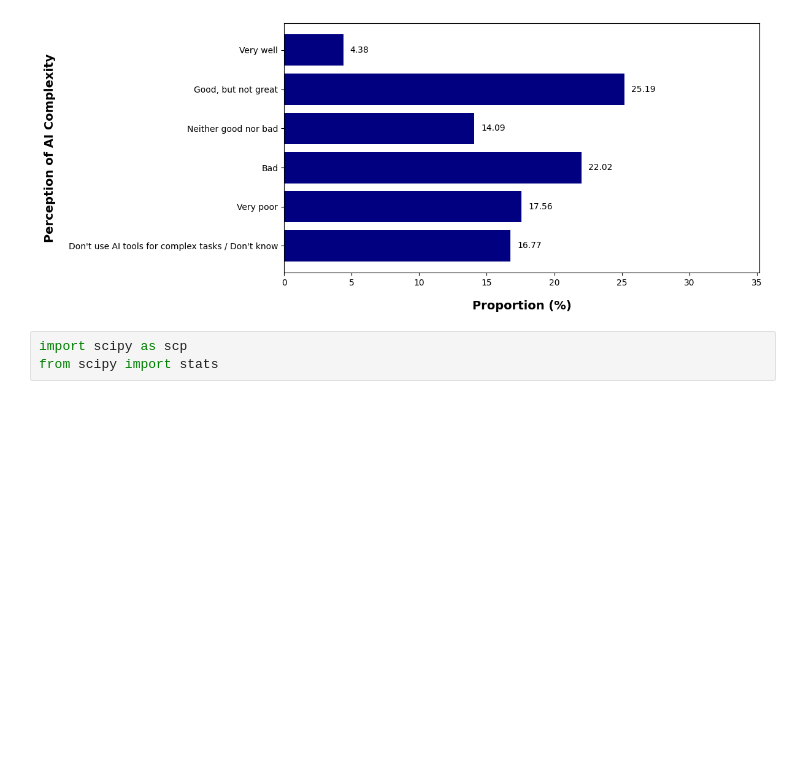
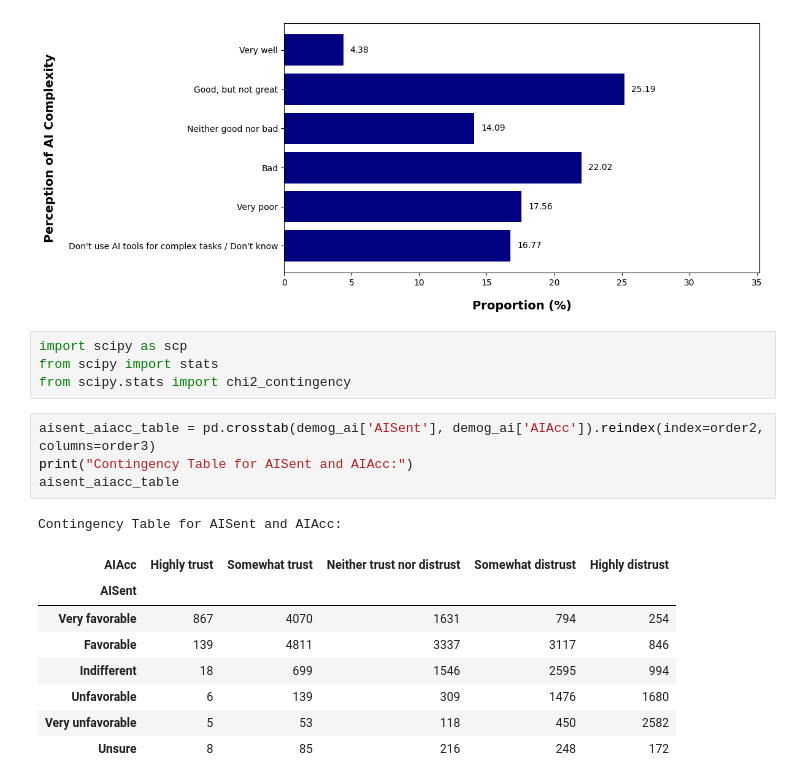
Before and after one commit to huyqng1412/IT680_Effectiveness-of-AI-in-CS, a Jupyter notebook: ai_cs_analysis.ipynb, the cells around one changed output. Saved outputs shown, nothing was run; the diff lists cells and outputs as text; blank space fills up the shorter version.

```diff
--- a/ai_cs_analysis.ipynb
+++ b/ai_cs_analysis.ipynb
@@ -850,3 +850,18 @@ plt.show()
 # %%
 import scipy as scp
 from scipy import stats
+from scipy.stats import chi2_contingency
+# %%
+aisent_aiacc_table = pd.crosstab(demog_ai['AISent'], demog_ai['AIAcc']).reindex(index=order2, columns=order3)
+print("Contingency Table for AISent and AIAcc:")
+aisent_aiacc_table
+# %% [output]
+Contingency Table for AISent and AIAcc:
+| AIAcc | Highly trust | Somewhat trust | Neither trust nor distrust | Somewhat distrust | Highly distrust |
+| AISent |  |  |  |  |  |
+| Very favorable | 867 | 4070 | 1631 | 794 | 254 |
+| Favorable | 139 | 4811 | 3337 | 3117 | 846 |
+| Indifferent | 18 | 699 | 1546 | 2595 | 994 |
+| Unfavorable | 6 | 139 | 309 | 1476 | 1680 |
+| Very unfavorable | 5 | 53 | 118 | 450 | 2582 |
+| Unsure | 8 | 85 | 216 | 248 | 172 |
```
Also changed, not shown: parts of 2 cells of this notebook.
